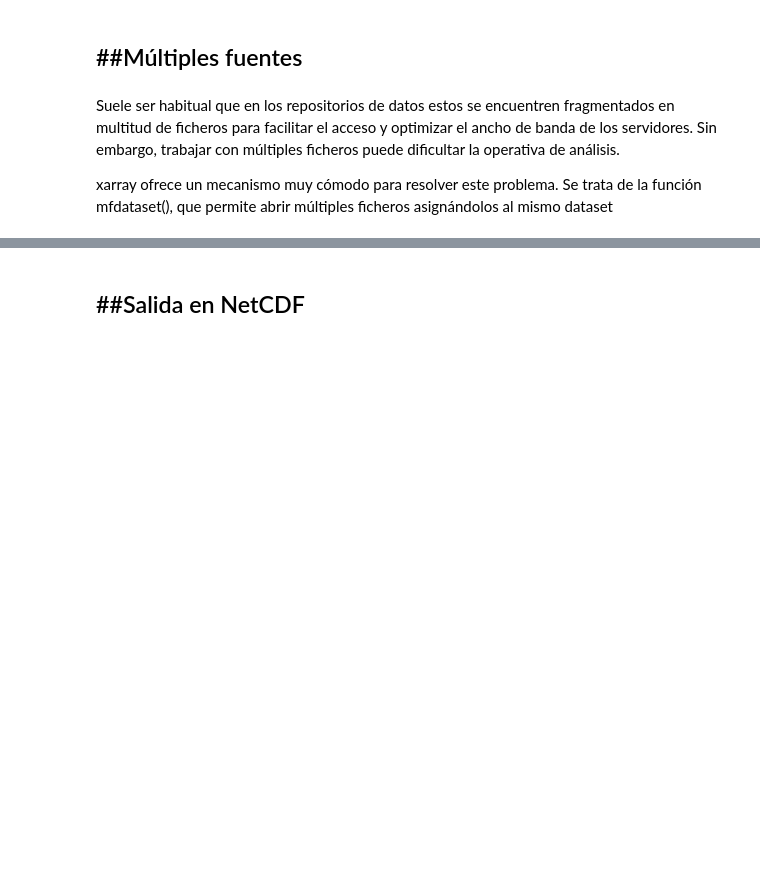
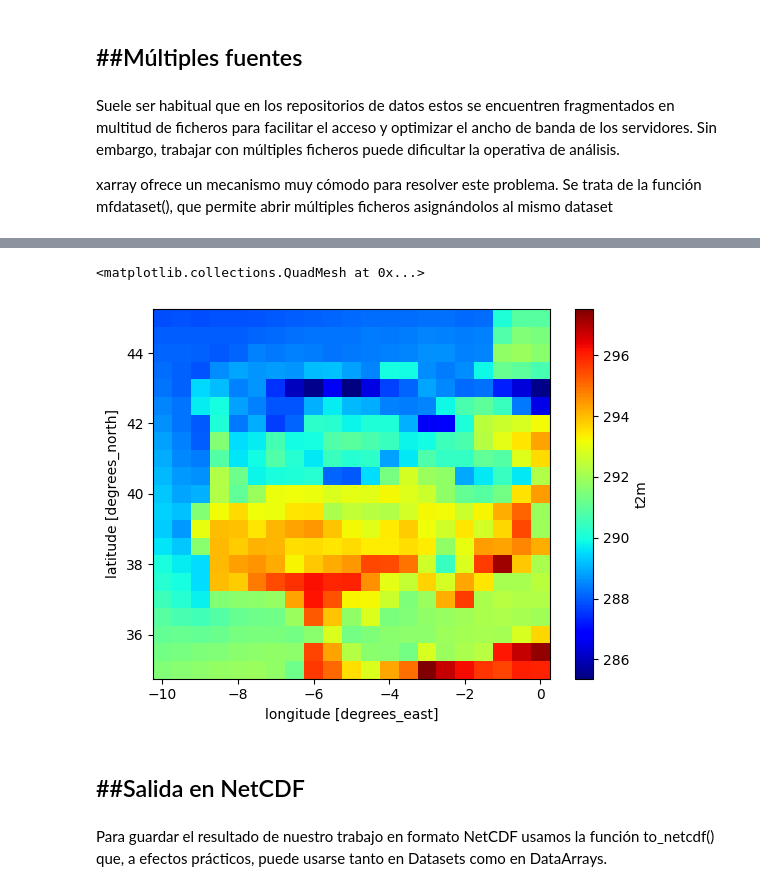
Before and after one commit to waveology/kitchen, a Jupyter notebook: introducción_a_netcdf_y_xarray.ipynb, the cells around one changed output, grey strips where cells are left out. Drawn from its saved outputs; the diff is of its cells as text; code cells hidden in the pictures; blank space fills up the shorter version.

```diff
--- a/introducción_a_netcdf_y_xarray.ipynb
+++ b/introducción_a_netcdf_y_xarray.ipynb
@@ -579,3 +580,10 @@ ds = xr.open_mfdataset(ficheros)
+# %%
+t2m.sel(latitude=slice(45,35),longitude=slice(-10,0)).mean(dim='time').plot(cmap='jet')
+# %% [output]
+<matplotlib.collections.QuadMesh at 0x...>
+[figure, added]
 # %% [markdown]
 ##Salida en NetCDF
 ---
+# %% [markdown]
+Para guardar el resultado de nuestro trabajo en formato NetCDF usamos la función to_netcdf() que, a efectos prácticos, puede usarse tanto en Datasets como en DataArrays.
```
Also changed, not shown: parts of 14 cells of this notebook.
